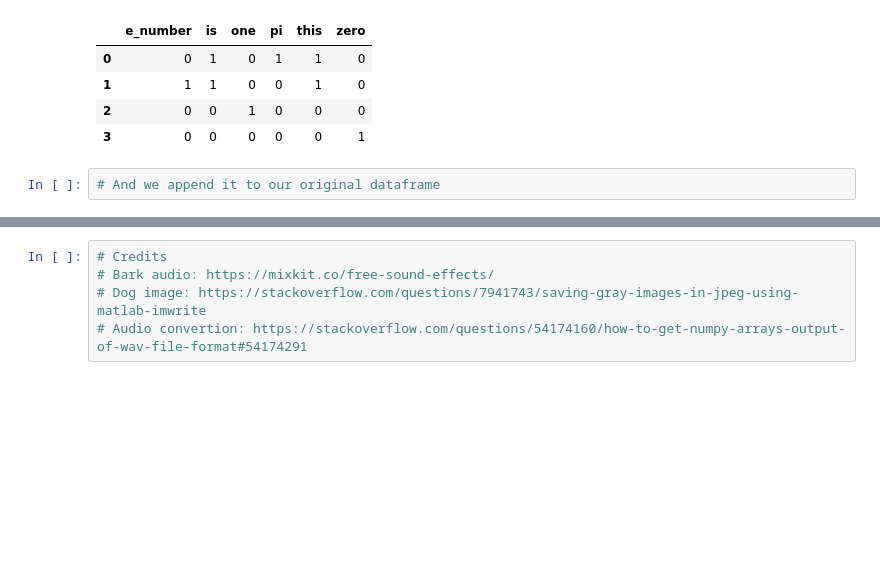
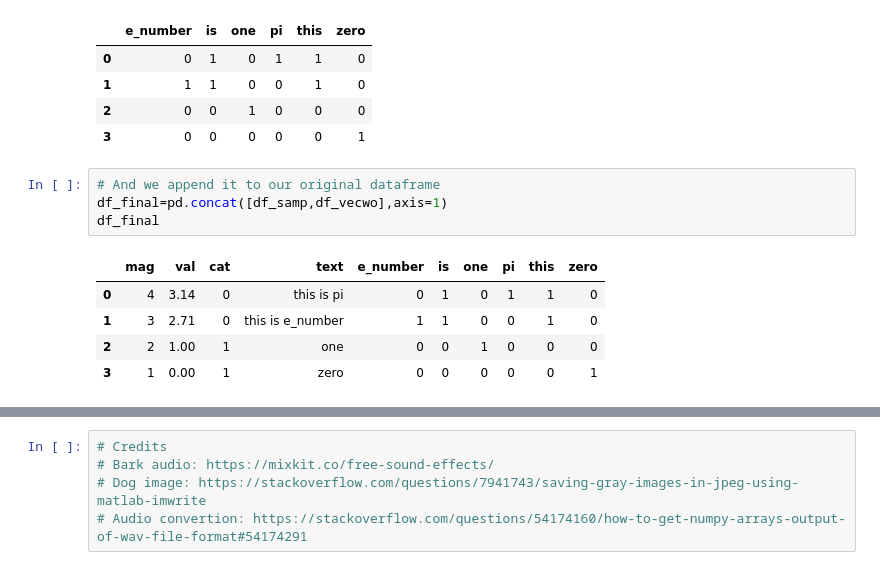
Before and after one commit to a70mico/my_bootcamp, a Jupyter notebook: notebooks/Lesson_03.ipynb, the cells around one changed output, grey strips where cells are left out. Drawn from its saved outputs; the diff is of its cells as text; blank space fills up the shorter version.

```diff
--- a/notebooks/Lesson_03.ipynb
+++ b/notebooks/Lesson_03.ipynb
@@ -76,6 +76,14 @@ df_vecwo
 | 3 | 0 | 0 | 0 | 0 | 0 | 1 |
 # %%
 # And we append it to our original dataframe
+df_final=pd.concat([df_samp,df_vecwo],axis=1)
+df_final
+# %% [output]
+|  | mag | val | cat | text | e_number | is | one | pi | this | zero |
+| 0 | 4 | 3.14 | 0 | this is pi | 0 | 1 | 0 | 1 | 1 | 0 |
+| 1 | 3 | 2.71 | 0 | this is e_number | 1 | 1 | 0 | 0 | 1 | 0 |
+| 2 | 2 | 1.00 | 1 | one | 0 | 0 | 1 | 0 | 0 | 0 |
+| 3 | 1 | 0.00 | 1 | zero | 0 | 0 | 0 | 0 | 0 | 1 |
 # %%
 # 1.4 Images
 # Now, images are also a representation of what we perceive with our eyes
```
Also changed, not shown: parts of 5 cells of this notebook.
